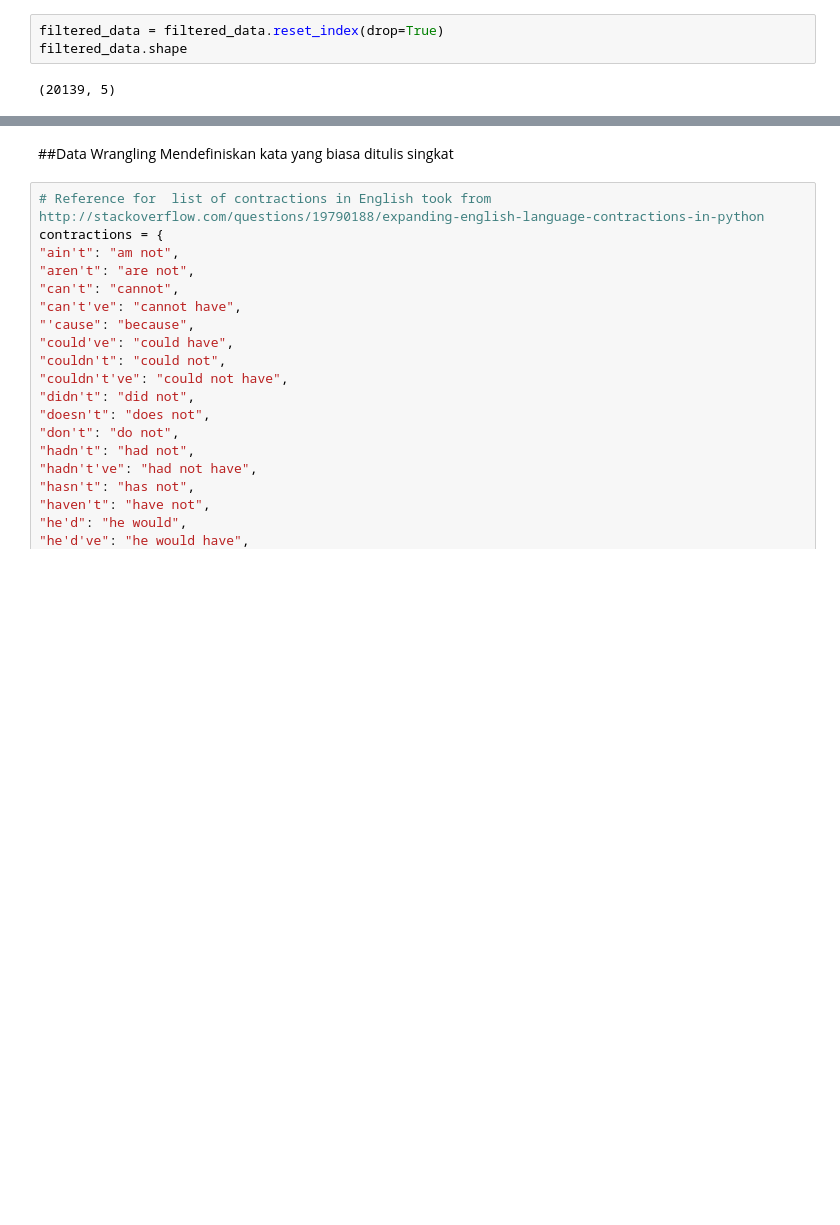
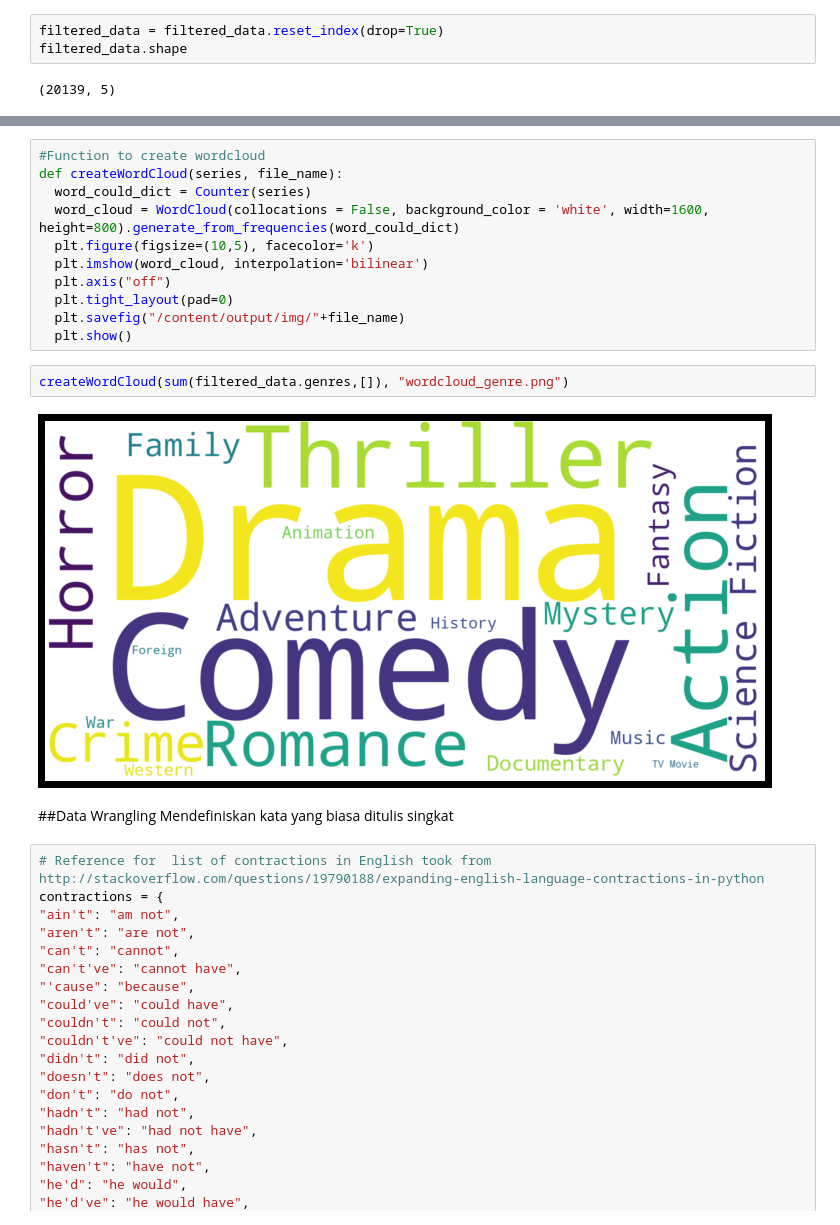
Before and after one commit to Robby-Akbar/ProjectNLP, a Jupyter notebook: colab/data_preparation.ipynb, the cells around one changed output, grey strips where cells are left out. Saved outputs shown, nothing was run; the diff lists cells and outputs as text; blank space fills up the shorter version.

```diff
--- a/colab/data_preparation.ipynb
+++ b/colab/data_preparation.ipynb
@@ -160,3 +185,18 @@ filtered_data.shape
+# %%
+#Function to create wordcloud
+def createWordCloud(series, file_name):
+  word_could_dict = Counter(series)
+  word_cloud = WordCloud(collocations = False, background_color = 'white', width=1600, height=800).generate_from_frequencies(word_could_dict)
+  plt.figure(figsize=(10,5), facecolor='k')
+  plt.imshow(word_cloud, interpolation='bilinear')
+  plt.axis("off")
+  plt.tight_layout(pad=0)
+  plt.savefig("/content/output/img/"+file_name)
+  plt.show()
+# %%
+createWordCloud(sum(filtered_data.genres,[]), "wordcloud_genre.png")
+# %% [output]
+[figure, added]
 # %% [markdown]
 ##Data Wrangling
 Mendefiniskan kata yang biasa ditulis singkat
```
Also changed, not shown: parts of 17 cells of this notebook.
